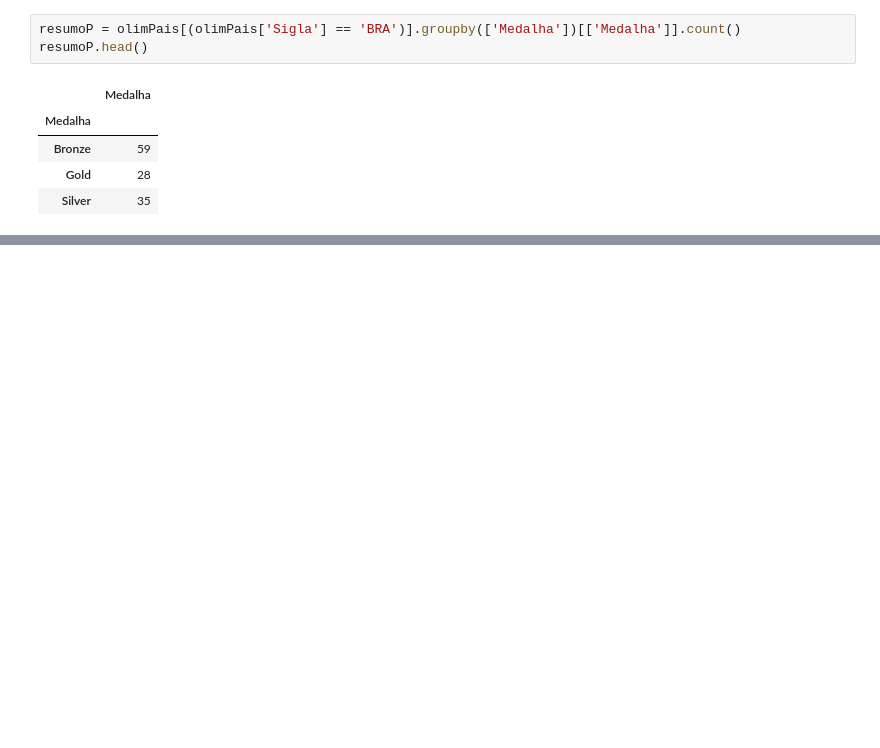
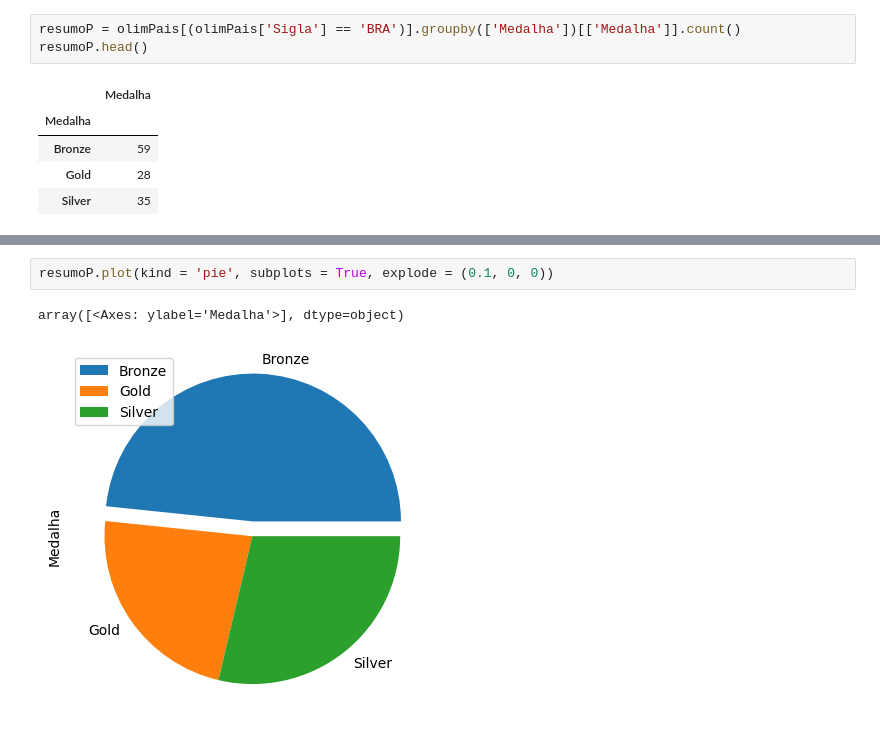
Before and after one commit to tirolezzo/120_years_of_Olympic_history, a Jupyter notebook: 120_years_of_Olympic_history.ipynb, the cells around one changed output, grey strips where cells are left out. Drawn from its saved outputs; the diff is of its cells as text; blank space fills up the shorter version.

```diff
--- a/120_years_of_Olympic_history.ipynb
+++ b/120_years_of_Olympic_history.ipynb
@@ -982,0 +983,5 @@ array([<Axes: ylabel='Medalha'>], dtype=object)
+# %%
+resumoP.plot(kind = 'pie', subplots = True, explode = (0.1, 0, 0))
+# %% [output]
+array([<Axes: ylabel='Medalha'>], dtype=object)
+[figure, added]
```
Also changed, not shown: parts of 74 cells of this notebook.
